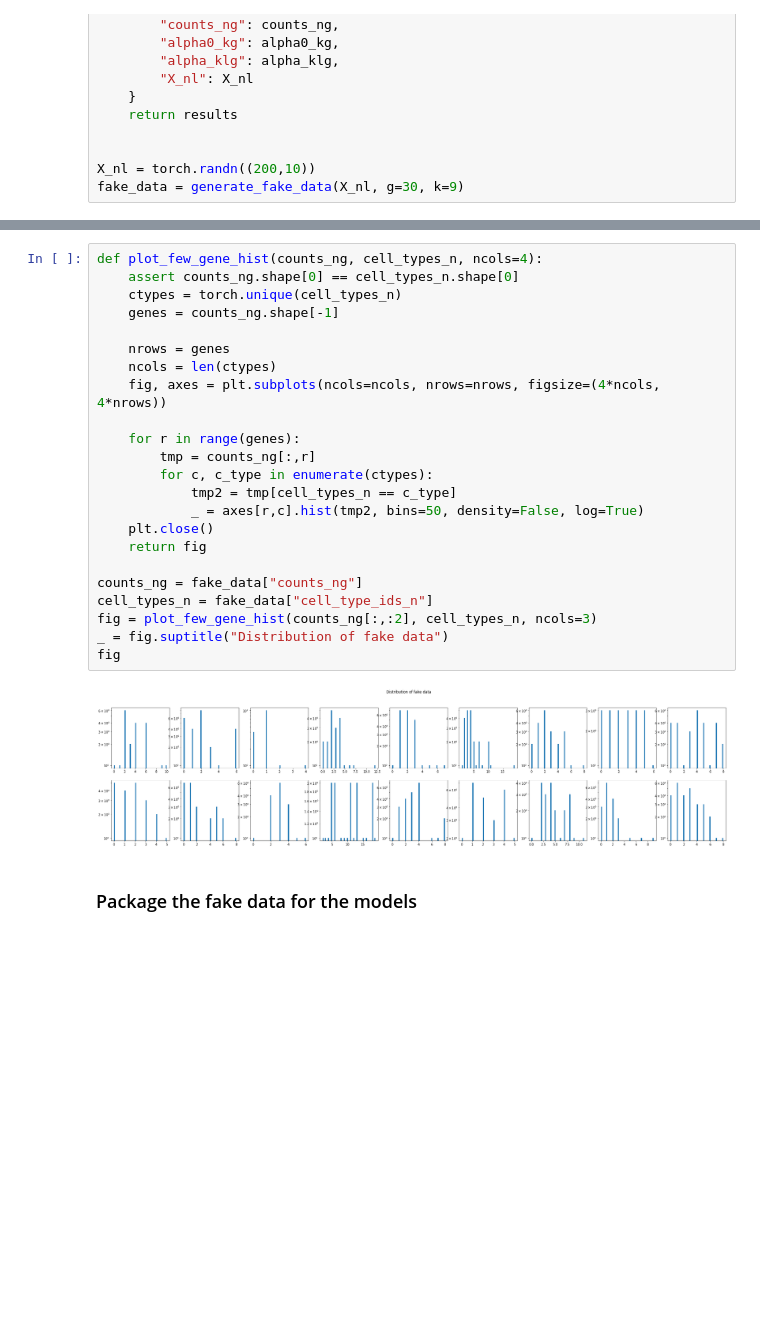
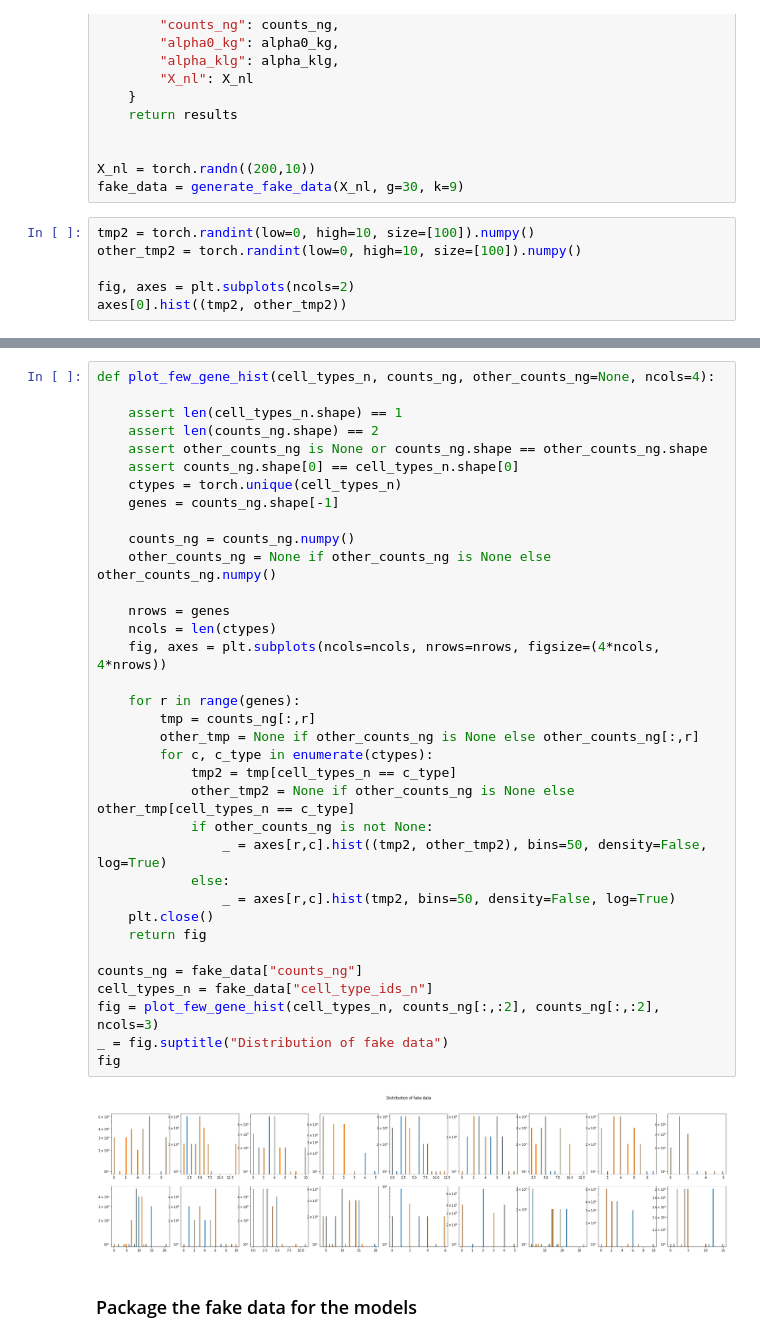
Before and after one commit to broadinstitute/tissue_purifier, a Jupyter notebook: notebooks/tp_02_validation_PYRO.ipynb, the cells around one changed output, grey strips where cells are left out. Drawn from its saved outputs; the diff is of its cells as text; blank space fills up the shorter version.

```diff
--- a/notebooks/tp_02_validation_PYRO.ipynb
+++ b/notebooks/tp_02_validation_PYRO.ipynb
@@ -50,3 +50,9 @@ def generate_fake_data(X_nl, g, k=1, alpha_scale=1E-2, alpha0_loc=-6.0, alpha0_s
 
 X_nl = torch.randn((200,10))
 fake_data = generate_fake_data(X_nl, g=30, k=9)
+# %%
+tmp2 = torch.randint(low=0, high=10, size=[100]).numpy()
+other_tmp2 = torch.randint(low=0, high=10, size=[100]).numpy()
+
+fig, axes = plt.subplots(ncols=2)
+axes[0].hist((tmp2, other_tmp2))
@@ -53,28 +65,40 @@ fake_data = generate_fake_data(X_nl, g=30, k=9)
 # %%
-def plot_few_gene_hist(counts_ng, cell_types_n, ncols=4):
+def plot_few_gene_hist(cell_types_n, counts_ng, other_counts_ng=None, ncols=4):
+
+    assert len(cell_types_n.shape) == 1
+    assert len(counts_ng.shape) == 2
+    assert other_counts_ng is None or counts_ng.shape == other_counts_ng.shape
     assert counts_ng.shape[0] == cell_types_n.shape[0]
     ctypes = torch.unique(cell_types_n)
     genes = counts_ng.shape[-1]
+
+    counts_ng = counts_ng.numpy()
+    other_counts_ng = None if other_counts_ng is None else other_counts_ng.numpy()
 
     nrows = genes
     ncols = len(ctypes)
     fig, axes = plt.subplots(ncols=ncols, nrows=nrows, figsize=(4*ncols, 4*nrows))
 
     for r in range(genes):
         tmp = counts_ng[:,r]
+        other_tmp = None if other_counts_ng is None else other_counts_ng[:,r]
         for c, c_type in enumerate(ctypes):
             tmp2 = tmp[cell_types_n == c_type]
-            _ = axes[r,c].hist(tmp2, bins=50, density=False, log=True)
+            other_tmp2 = None if other_counts_ng is None else other_tmp[cell_types_n == c_type]
+            if other_counts_ng is not None:
+                _ = axes[r,c].hist((tmp2, other_tmp2), bins=50, density=False, log=True)
+            else:
+                _ = axes[r,c].hist(tmp2, bins=50, density=False, log=True)
     plt.close()
     return fig
 
 counts_ng = fake_data["counts_ng"]
 cell_types_n = fake_data["cell_type_ids_n"]
-fig = plot_few_gene_hist(counts_ng[:,:2], cell_types_n, ncols=3)
+fig = plot_few_gene_hist(cell_types_n, counts_ng[:,:2], counts_ng[:,:2], ncols=3)
 _ = fig.suptitle("Distribution of fake data")
 fig
 # %% [output]
-[figure, old version]
+[figure, new version]
 # %% [markdown]
 ### Package the fake data for the models
 # %%
```
Also changed, not shown: parts of 9 cells of this notebook.
